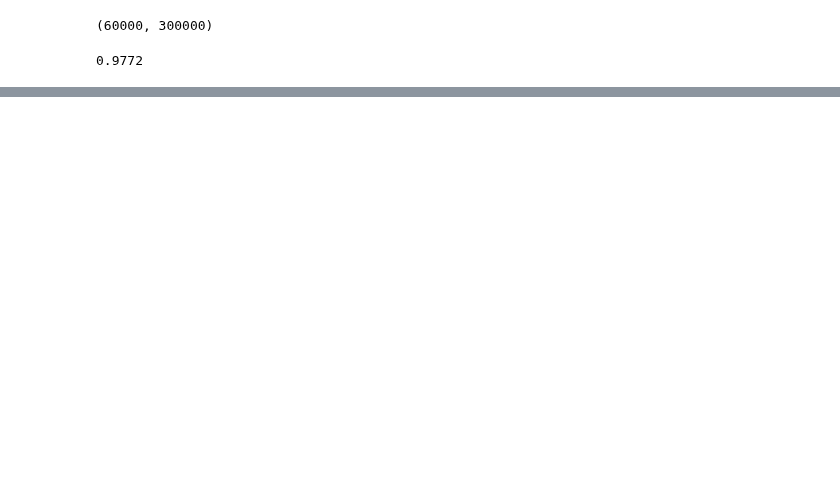
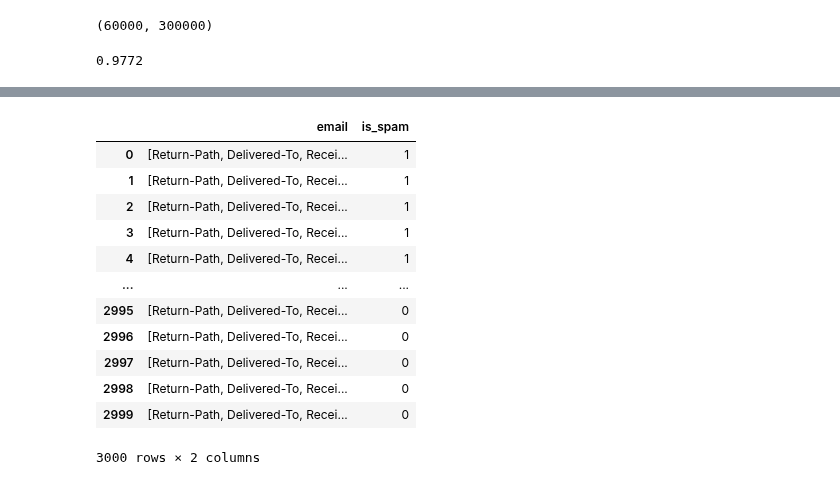
Before and after one commit to rileypeterson/ML, a Jupyter notebook: chapter3/exercises.ipynb, the cells around one changed output, grey strips where cells are left out. Saved outputs shown, nothing was run; the diff lists cells and outputs as text; code cells hidden in the pictures; blank space fills up the shorter version.

```diff
--- a/chapter3/exercises.ipynb
+++ b/chapter3/exercises.ipynb
@@ -146,0 +222,27 @@ Do Kaggle Titanic. See [here](https://www.kaggle.com/rileypeterson/code) (In Pro
+# %%
+# Let's make a dataset
+import pandas as pd
+dataset = {"email": [], "is_spam": []}
+for k, v in spam_dict.items():
+    dataset["email"].append(v["email"])
+    dataset["is_spam"].append(1)
+for k, v in easy_ham_dict.items():
+    dataset["email"].append(v["email"])
+    dataset["is_spam"].append(0)
+
+df = pd.DataFrame(data=dataset)
+df
+# %% [output]
+|  | email | is_spam |
+| 0 | [Return-Path, Delivered-To, Recei... | 1 |
+| 1 | [Return-Path, Delivered-To, Recei... | 1 |
+| 2 | [Return-Path, Delivered-To, Recei... | 1 |
+| 3 | [Return-Path, Delivered-To, Recei... | 1 |
+| 4 | [Return-Path, Delivered-To, Recei... | 1 |
+| ... | ... | ... |
+| 2995 | [Return-Path, Delivered-To, Recei... | 0 |
+| 2996 | [Return-Path, Delivered-To, Recei... | 0 |
+| 2997 | [Return-Path, Delivered-To, Recei... | 0 |
+| 2998 | [Return-Path, Delivered-To, Recei... | 0 |
+| 2999 | [Return-Path, Delivered-To, Recei... | 0 |
+3000 rows × 2 columns
```
Also changed, not shown: parts of 21 cells of this notebook, 1 other file.
